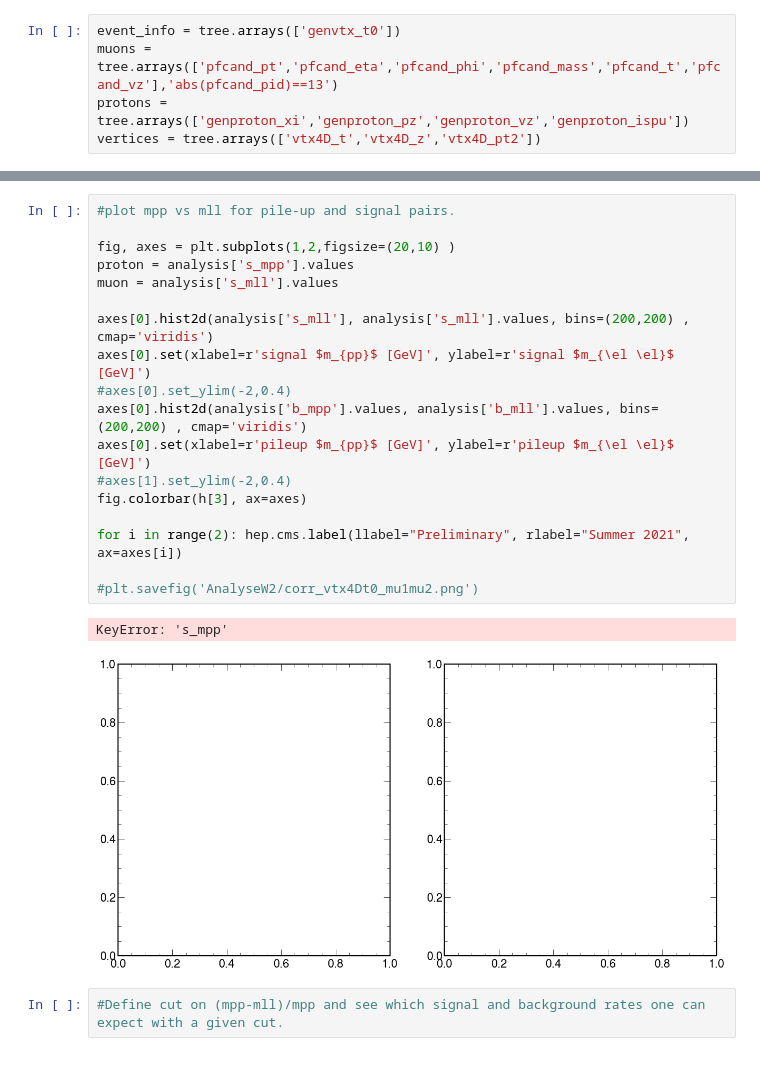
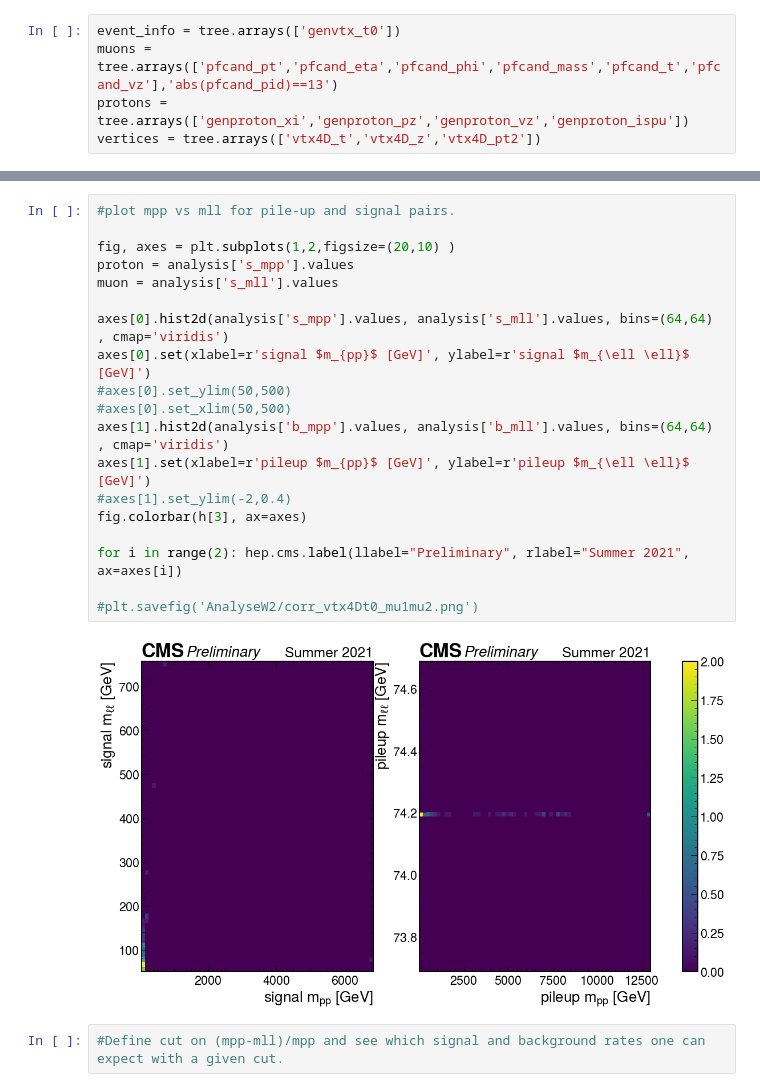
Before and after one commit to jloemker/SWAN, a Jupyter notebook: Analysis_notebook.ipynb, the cells around one changed output, grey strips where cells are left out. Saved outputs shown, nothing was run; the diff lists cells and outputs as text.

```diff
--- a/Analysis_notebook.ipynb
+++ b/Analysis_notebook.ipynb
@@ -772,23 +853,23 @@ ValueError: arrays must all be same length
 # %%
 #plot mpp vs mll for pile-up and signal pairs.
 
 fig, axes = plt.subplots(1,2,figsize=(20,10) )
 proton = analysis['s_mpp'].values
 muon = analysis['s_mll'].values
 
-axes[0].hist2d(analysis['s_mll'], analysis['s_mll'].values, bins=(200,200) , cmap='viridis')
-axes[0].set(xlabel=r'signal $m_{pp}$ [GeV]', ylabel=r'signal $m_{\el \el}$ [GeV]')
-#axes[0].set_ylim(-2,0.4)
-axes[0].hist2d(analysis['b_mpp'].values, analysis['b_mll'].values, bins=(200,200) , cmap='viridis')
-axes[0].set(xlabel=r'pileup $m_{pp}$ [GeV]', ylabel=r'pileup $m_{\el \el}$ [GeV]')
+axes[0].hist2d(analysis['s_mpp'].values, analysis['s_mll'].values, bins=(64,64) , cmap='viridis')
+axes[0].set(xlabel=r'signal $m_{pp}$ [GeV]', ylabel=r'signal $m_{\ell \ell}$ [GeV]')
+#axes[0].set_ylim(50,500)
+#axes[0].set_xlim(50,500)
+axes[1].hist2d(analysis['b_mpp'].values, analysis['b_mll'].values, bins=(64,64) , cmap='viridis')
+axes[1].set(xlabel=r'pileup $m_{pp}$ [GeV]', ylabel=r'pileup $m_{\ell \ell}$ [GeV]')
 #axes[1].set_ylim(-2,0.4)
 fig.colorbar(h[3], ax=axes)
 
 for i in range(2): hep.cms.label(llabel="Preliminary", rlabel="Summer 2021", ax=axes[i])
 
 #plt.savefig('AnalyseW2/corr_vtx4Dt0_mu1mu2.png')
 # %% [output]
-KeyError: 's_mpp'
-[figure, old version]
+[figure, new version]
 # %%
 #Define cut on (mpp-mll)/mpp and see which signal and background rates one can expect with a given cut.
```
Also changed, not shown: parts of 21 cells of this notebook.
